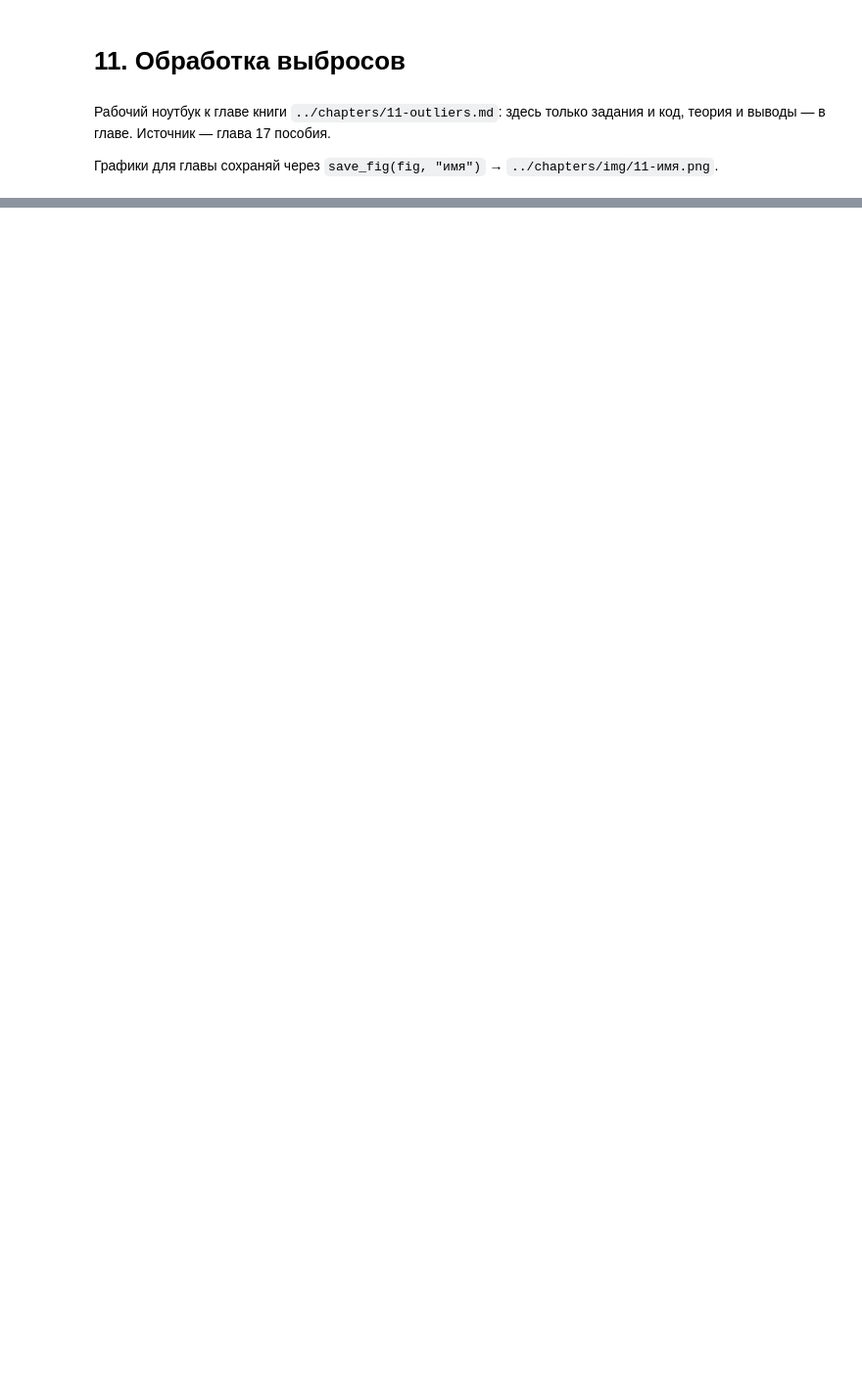
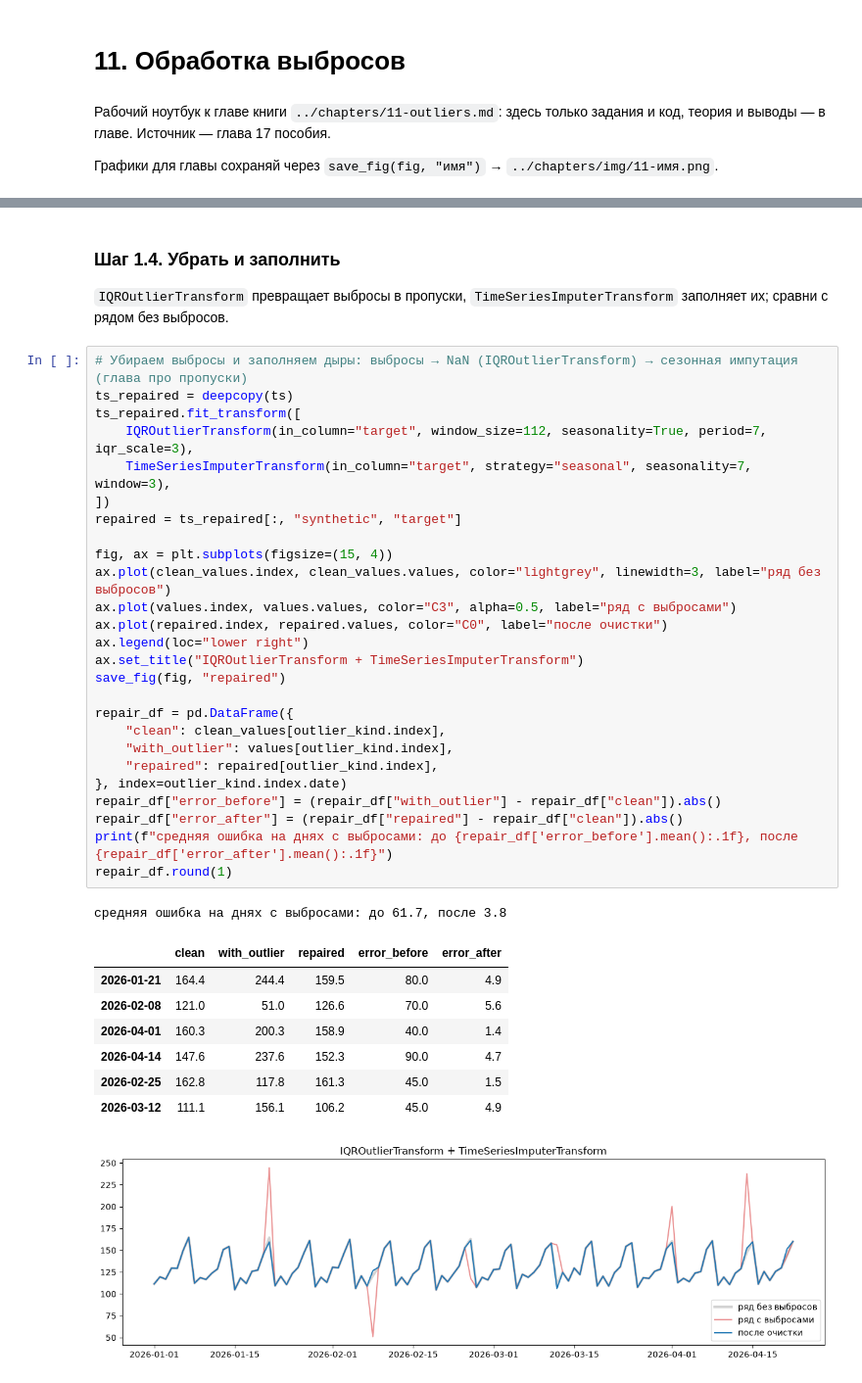
Before and after one commit to skv-analyst/study-data-analytics, a Jupyter notebook: 05-etna/notebooks/11-outliers.ipynb, the cells around one changed output, grey strips where cells are left out. Shown at 98% size. Cells and saved outputs as stored; diff of their text form; blank space fills up the shorter version.

```diff
--- a/05-etna/notebooks/11-outliers.ipynb
+++ b/05-etna/notebooks/11-outliers.ipynb
@@ -87,0 +213,40 @@ Backtest с обработкой выбросов против без неё: SM
+# %% [markdown]
+### Шаг 1.4. Убрать и заполнить
+
+`IQROutlierTransform` превращает выбросы в пропуски, `TimeSeriesImputerTransform` заполняет их; сравни с рядом без выбросов.
+# %%
+# Убираем выбросы и заполняем дыры: выбросы → NaN (IQROutlierTransform) → сезонная импутация (глава про пропуски)
+ts_repaired = deepcopy(ts)
+ts_repaired.fit_transform([
+    IQROutlierTransform(in_column="target", window_size=112, seasonality=True, period=7, iqr_scale=3),
+    TimeSeriesImputerTransform(in_column="target", strategy="seasonal", seasonality=7, window=3),
+])
+repaired = ts_repaired[:, "synthetic", "target"]
+
+fig, ax = plt.subplots(figsize=(15, 4))
+ax.plot(clean_values.index, clean_values.values, color="lightgrey", linewidth=3, label="ряд без выбросов")
+ax.plot(values.index, values.values, color="C3", alpha=0.5, label="ряд с выбросами")
+ax.plot(repaired.index, repaired.values, color="C0", label="после очистки")
+ax.legend(loc="lower right")
+ax.set_title("IQROutlierTransform + TimeSeriesImputerTransform")
+save_fig(fig, "repaired")
+
+repair_df = pd.DataFrame({
+    "clean": clean_values[outlier_kind.index],
+    "with_outlier": values[outlier_kind.index],
+    "repaired": repaired[outlier_kind.index],
+}, index=outlier_kind.index.date)
+repair_df["error_before"] = (repair_df["with_outlier"] - repair_df["clean"]).abs()
+repair_df["error_after"] = (repair_df["repaired"] - repair_df["clean"]).abs()
+print(f"средняя ошибка на днях с выбросами: до {repair_df['error_before'].mean():.1f}, после {repair_df['error_after'].mean():.1f}")
+repair_df.round(1)
+# %% [output]
+средняя ошибка на днях с выбросами: до 61.7, после 3.8
+|  | clean | with_outlier | repaired | error_before | error_after |
+| 2026-01-21 | 164.4 | 244.4 | 159.5 | 80.0 | 4.9 |
+| 2026-02-08 | 121.0 | 51.0 | 126.6 | 70.0 | 5.6 |
+| 2026-04-01 | 160.3 | 200.3 | 158.9 | 40.0 | 1.4 |
+| 2026-04-14 | 147.6 | 237.6 | 152.3 | 90.0 | 4.7 |
+| 2026-02-25 | 162.8 | 117.8 | 161.3 | 45.0 | 1.5 |
+| 2026-03-12 | 111.1 | 156.1 | 106.2 | 45.0 | 4.9 |
+[figure, added]
```
Also changed, not shown: parts of 21 cells of this notebook, 5 other files.
